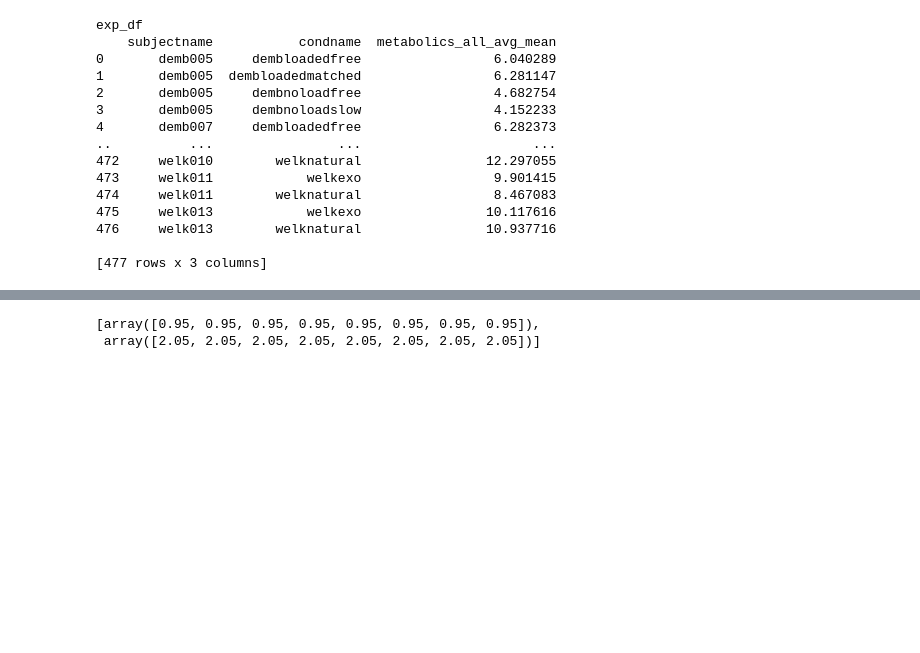
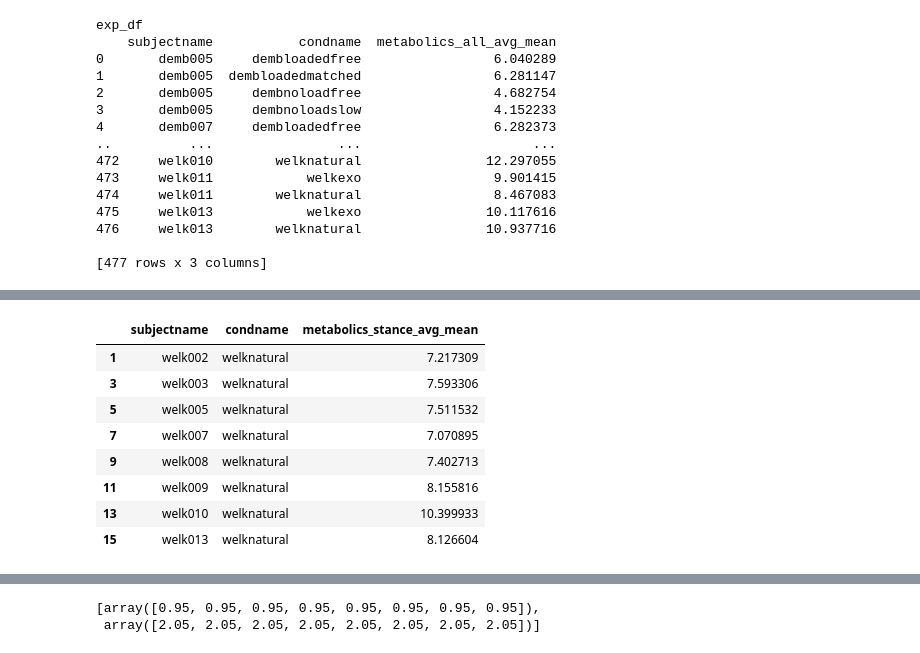
Before and after one commit to stingjp/muscleEnergyModel, a Jupyter notebook: plotting_stancevswing.ipynb, the cells around one changed output, grey strips where cells are left out. Drawn from its saved outputs; the diff is of its cells as text; code cells hidden in the pictures; blank space fills up the shorter version.

```diff
--- a/plotting_stancevswing.ipynb
+++ b/plotting_stancevswing.ipynb
@@ -247,0 +248,12 @@ dtype: float64
+# %%
+stances_natural
+# %% [output]
+|  | subjectname | condname | metabolics_stance_avg_mean |
+| 1 | welk002 | welknatural | 7.217309 |
+| 3 | welk003 | welknatural | 7.593306 |
+| 5 | welk005 | welknatural | 7.511532 |
+| 7 | welk007 | welknatural | 7.070895 |
+| 9 | welk008 | welknatural | 7.402713 |
+| 11 | welk009 | welknatural | 8.155816 |
+| 13 | welk010 | welknatural | 10.399933 |
+| 15 | welk013 | welknatural | 8.126604 |
```
Also changed, not shown: parts of 14 cells of this notebook, 1 other file.
